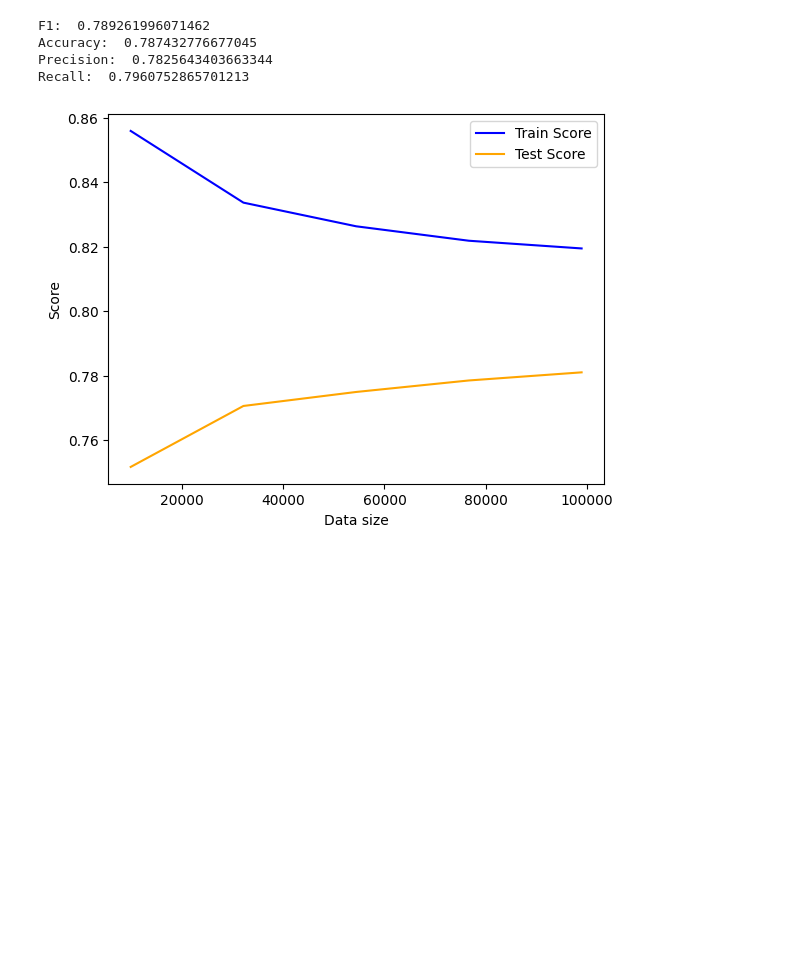
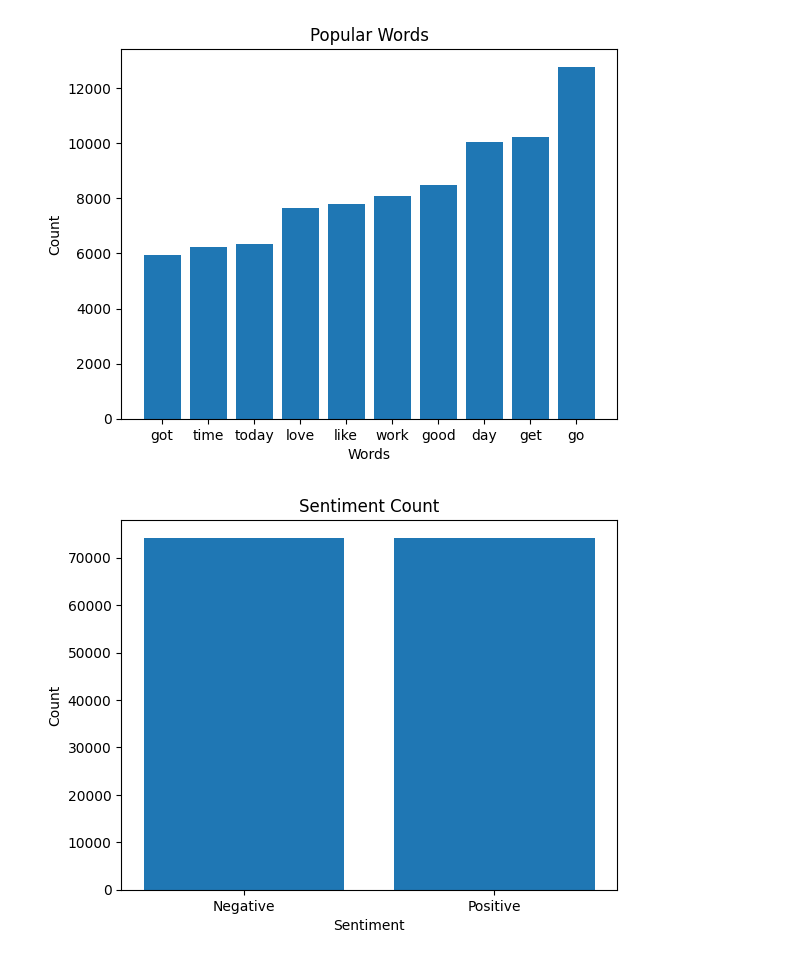
Before and after one commit to Angs12/LogisticRegressionClassifier, a Jupyter notebook: notebookae0a252da4.ipynb, the cells around one changed output. Cells and saved outputs as stored; diff of their text form; code cells hidden in the pictures; blank space fills up the shorter version.

```diff
--- a/notebookae0a252da4.ipynb
+++ b/notebookae0a252da4.ipynb
@@ -4,6 +4,7 @@ import pandas as pd
 import numpy as np
 import matplotlib.pyplot as plt
 from nltk.corpus import stopwords
+import nltk
 
 csv_data = pd.read_csv("/kaggle/input/ai-2-deep-learning-for-nlp-homework-1/train_dataset.csv")
 
@@ -23,7 +24,7 @@ def preprocess_data(arr):
     return arr
 
 def remove_stopwords(arr):
-    stopwrd =rds = stopwords.words('english')
+    stopwrd = stopwords.words('english')
     regex = re.compile(r'\b(' + r'|'.join(stopwrd) + r')\b\s*')
     for i in range(len(arr)):
         row = arr[i]
@@ -44,33 +45,36 @@ arr = preprocess_data(arr)
 arr = remove_stopwords(arr)
 arr = stemmer(arr)
 
 pos_count = 0
 for i in range(len(arr)):
     pos_count += arr[i][2]
 
 L = []
 for i in range(len(arr)):
     L += arr[i][1].split()
 words = np.array(L)
 
 (words,counts) = np.unique(words,return_counts=True)
 pop_words = sorted(list(zip(words,counts)),key= lambda tuple: tuple[1])
 words,counts = zip(*pop_words[-10:])
 
 plt.figure()
 plt.bar(words,counts)
 plt.title("Popular Words")
 plt.xlabel("Words")
 plt.ylabel("Count")
 plt.savefig("/kaggle/working/pop_words.png")
 
 neg_count = len(arr) - pos_count
 plt.figure()
 plt.bar(["Negative","Positive"],[neg_count,pos_count])
 plt.title("Sentiment Count")
 plt.xlabel("Sentiment")
 plt.ylabel("Count")
 plt.savefig("/kaggle/working/sentiment_count.png")
+# %% [output]
+[figure, added]
+[figure, added]
 # %%
 from sklearn.feature_extraction.text import TfidfVectorizer
 from sklearn.linear_model import LogisticRegression
@@ -156,12 +160,6 @@ print("Recall: ",recall_score(val_gold_labels,pred_labels))
 
 clf = LogisticRegression(n_jobs=-1,solver='saga')
 create_learning_curve(clf,vectorizer,train)
-# %% [output]
-F1:  0.789261996071462
-Accuracy:  0.787432776677045
-Precision:  0.7825643403663344
-Recall:  0.7960752865701213
-[figure, removed]
 # %%
 train_data = pd.read_csv("/kaggle/input/ai-2-deep-learning-for-nlp-homework-1/train_dataset.csv")
 test_data = pd.read_csv("/kaggle/input/ai-2-deep-learning-for-nlp-homework-1/test_dataset.csv")
```
